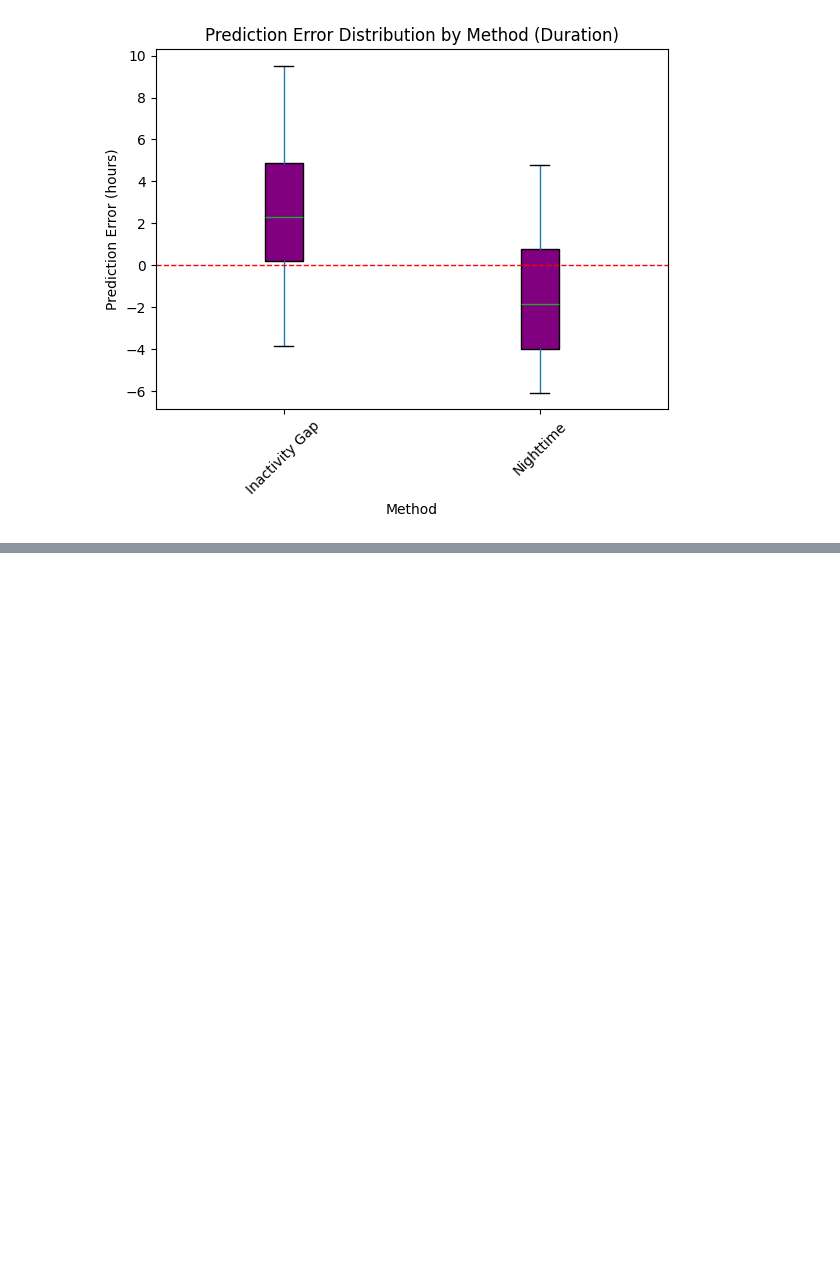
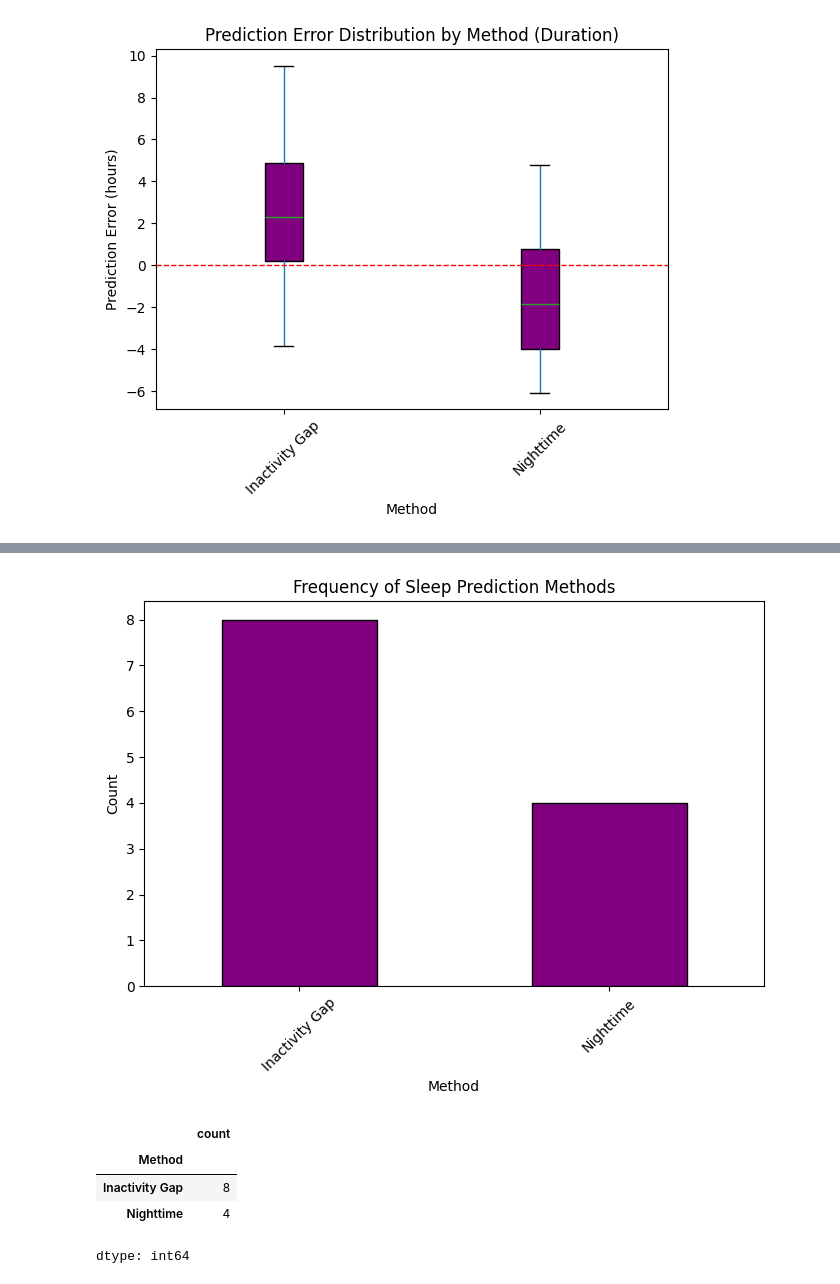
Before and after one commit to jellydaniellie/cs6501-project, a Jupyter notebook: DataVisualization.ipynb, the cells around one changed output, grey strips where cells are left out. Cells and saved outputs as stored; diff of their text form; code cells hidden in the pictures; blank space fills up the shorter version.

```diff
--- a/DataVisualization.ipynb
+++ b/DataVisualization.ipynb
@@ -174,0 +249,22 @@ plt.show()
+# %%
+# Count occurrences of each method
+method_counts = df_shaina['Method'].value_counts()
+
+# Plot method distribution
+plt.figure(figsize=(8, 5))
+method_counts.plot(kind='bar', color='purple', edgecolor='black')
+plt.xlabel("Method")
+plt.ylabel("Count")
+plt.title("Frequency of Sleep Prediction Methods")
+plt.xticks(rotation=45)
+plt.show()
+
+# Display the most common method
+method_counts
+# %% [output]
+[figure, added]
+|  | count |
+| Method |  |
+| Inactivity Gap | 8 |
+| Nighttime | 4 |
+dtype: int64
```
Also changed, not shown: parts of 12 cells of this notebook.
